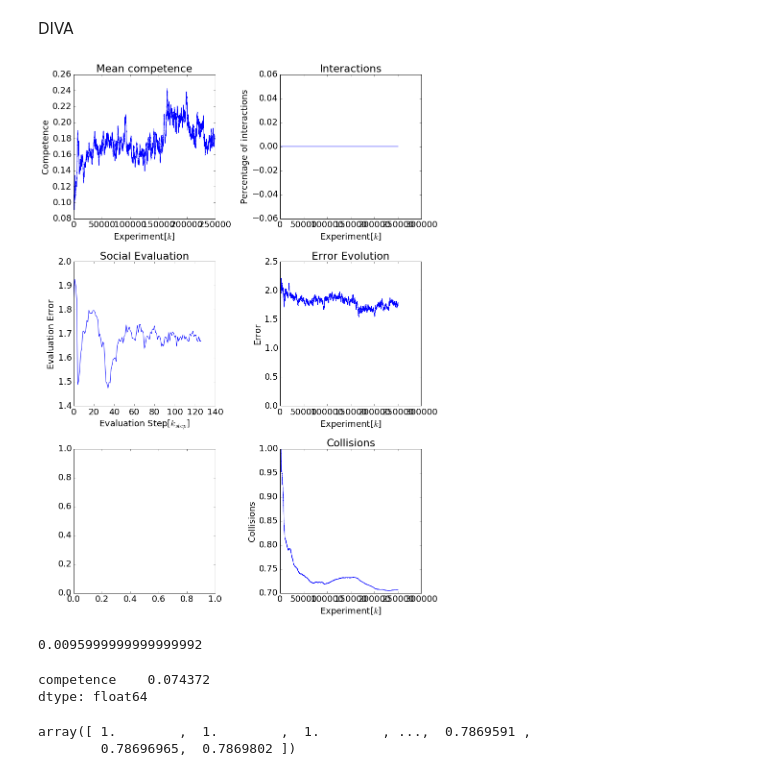
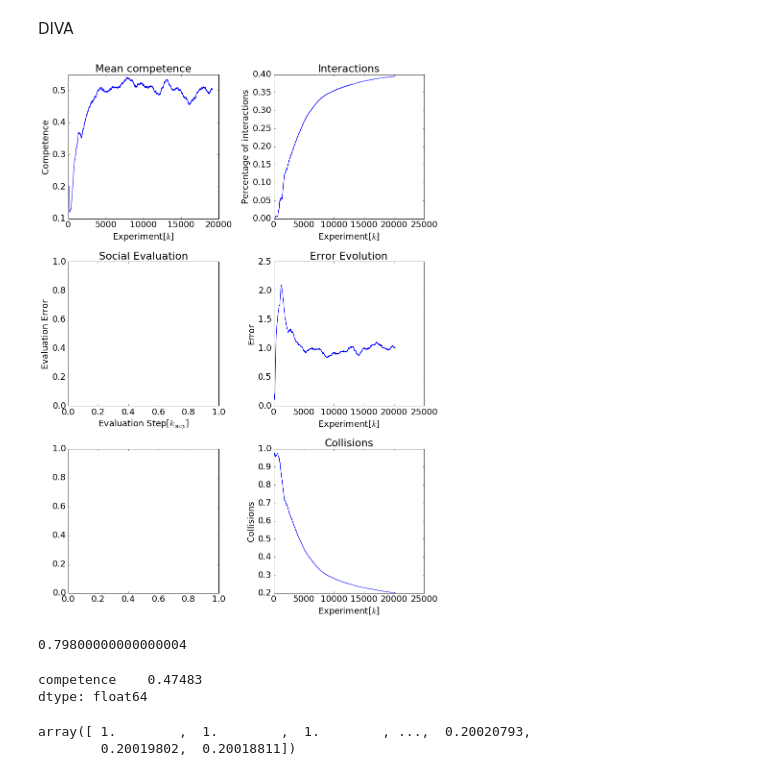
Before and after one commit to yumilceh/artificialbabbling, a Jupyter notebook: SensorimotorExploration/Executables/July17/diva_single_results.ipynb, the cells around one changed output. Saved outputs shown, nothing was run; the diff lists cells and outputs as text; code cells hidden in the pictures.

```diff
--- a/SensorimotorExploration/Executables/July17/diva_single_results.ipynb
+++ b/SensorimotorExploration/Executables/July17/diva_single_results.ipynb
@@ -35,7 +35,7 @@ def moving_av(arr_, win_sz):
     out = np.array(out).flatten()
     return out
 # %%
-data_file = "test/motherese_test2_cmf_2017_08_31_11_05_sim_data.h5"
+data_file = "RndExperiments/Vowels_Tree_Social_2017_09_07_00_34_18_sim_data.h5"
 
 
 conf_file =  data_file.replace('sim_data.h5', 'conf.txt')
@@ -61,10 +61,10 @@ sim_somato_error_ = np.linalg.norm(data.somato_goal.data.as_matrix() -
                           data.somato.data.as_matrix(), axis=1)
 
 #Sensor evaluation data
-eva_sensor_data, foo = load_sim_h5(data_file.replace('sim_data.h5', 'sensor_eva_valset.h5'))
-sensor_eva_error_ = np.linalg.norm(eva_sensor_data.sensor_goal.data.as_matrix() -
-                          eva_sensor_data.sensor.data.as_matrix(), axis=1)
-sensor_eva_contact_ = eva_sensor_data.cons.data.as_matrix()
+#eva_sensor_data, foo = load_sim_h5(data_file.replace('sim_data.h5', 'sensor_eva_valset.h5'))
+#sensor_eva_error_ = np.linalg.norm(eva_sensor_data.sensor_goal.data.as_matrix() -
+#                          eva_sensor_data.sensor.data.as_matrix(), axis=1)
+#sensor_eva_contact_ = eva_sensor_data.cons.data.as_matrix()
 
 sim_eva_errors = []
 with open(data_file.replace('sim_data.h5', 'eval_error.txt'), 'r') as f:
@@ -88,35 +88,35 @@ plt.xlabel('Experiment[$k$]')
 plt.ylabel('Competence')
 plt.tight_layout()
 
 plt.sca(ax1[0,1])
 ax1[0,1].set_title('Interactions')
 plt.plot(incremental_mean(interactions))
 plt.xlabel('Experiment[$k$]')
 plt.ylabel('Percentage of interactions')
 plt.tight_layout()
 
 plt.sca(ax1[1,0])
 ax1[1,0].set_title('Social Evaluation')
-plt.plot(sim_eva_errors)
+#plt.plot(sim_eva_errors)
 plt.xlabel('Evaluation Step[$k_{step}$]')
 plt.ylabel('Evaluation Error')
 plt.tight_layout()
 
 plt.sca(ax1[1,1])
 ax1[1,1].set_title('Error Evolution')
 plt.plot(moving_av(sim_sensor_error_,win_sz=1000))
 plt.xlabel('Experiment[$k$]')
 plt.ylabel('Error')
 plt.tight_layout()
 
 plt.sca(ax1[2,1])
 ax1[2,1].set_title('Collisions')
 plt.plot(incremental_mean(data.cons.data.as_matrix()))
 plt.xlabel('Experiment[$k$]')
 plt.ylabel('Collisions')
 plt.tight_layout()
 # %% [output]
-[figure, old version]
+[figure, new version]
 # %%
 # # fig1.savefig('/home/yumilceh/Dropbox/Aplicaciones/ShareLaTeX/Epirob 2017/images/vt_results.eps',\
 # #              format='eps', dpi=1000,bbox_extra_artists=(lgd,), bbox_inches='tight')
@@ -125,14 +125,14 @@ plt.tight_layout()
 
 sum(interactions)/10000
 # %% [output]
-0.0095999999999999992
+0.79800000000000004
 # %%
 np.sum(data.competence.data)/20000
 # %% [output]
-competence    0.074372
+competence    0.47483
 dtype: float64
 # %%
 incremental_mean(data.cons.data.as_matrix())
 # %% [output]
-array([ 1.        ,  1.        ,  1.        , ...,  0.7869591 ,
-        0.78696965,  0.7869802 ])
+array([ 1.        ,  1.        ,  1.        , ...,  0.20020793,
+        0.20019802,  0.20018811])
```
Also changed, not shown: 1 other file.
